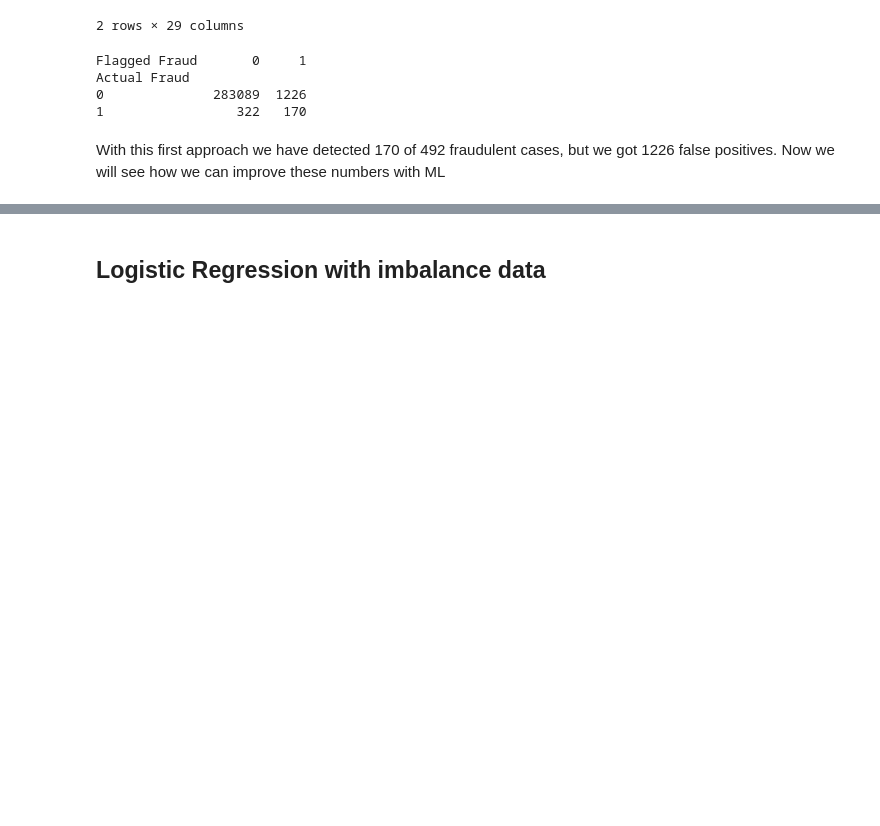
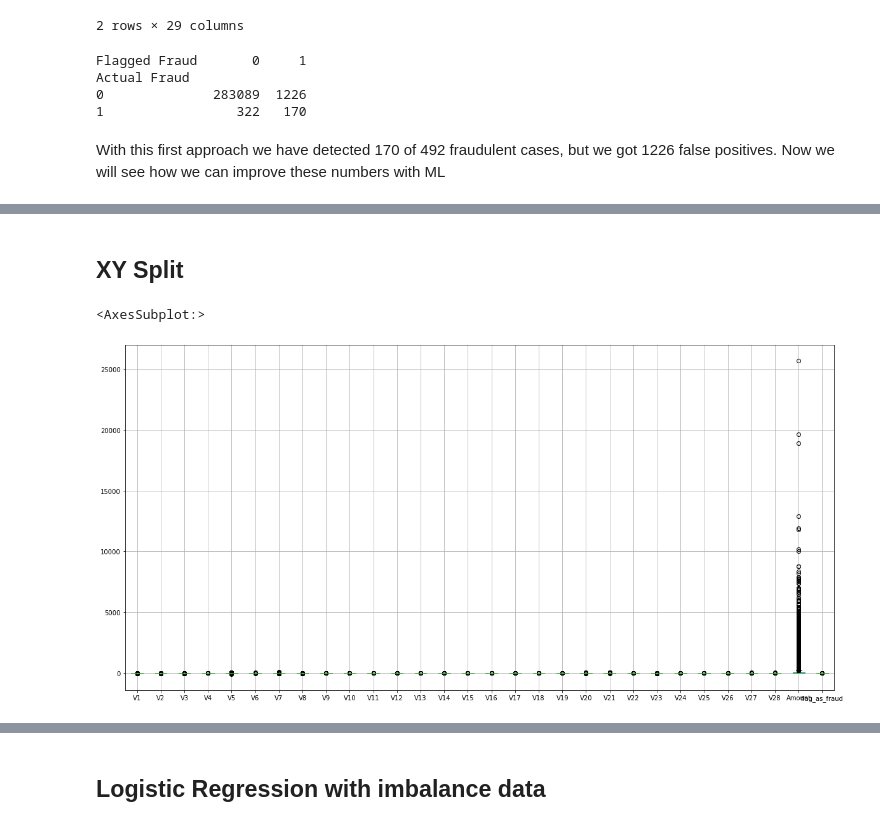
Before and after one commit to msantanarod/Fraud-Prevention-Analytics, a Jupyter notebook: Credit Card Fraud Detection.ipynb, the cells around one changed output, grey strips where cells are left out. Saved outputs shown, nothing was run; the diff lists cells and outputs as text; code cells hidden in the pictures; blank space fills up the shorter version.

```diff
--- a/Credit Card Fraud Detection.ipynb
+++ b/Credit Card Fraud Detection.ipynb
@@ -186,0 +240,11 @@ With this first approach we have detected 170 of 492 fraudulent cases, but we go
+# %% [markdown]
+## XY Split
+# %%
+X=df.drop('Class', axis=1)
+y=df.Class
+X=X._get_numeric_data()
+# %%
+X.boxplot(figsize=(20,10))
+# %% [output]
+<AxesSubplot:>
+[figure, added]
```
Also changed, not shown: parts of 66 cells of this notebook.
